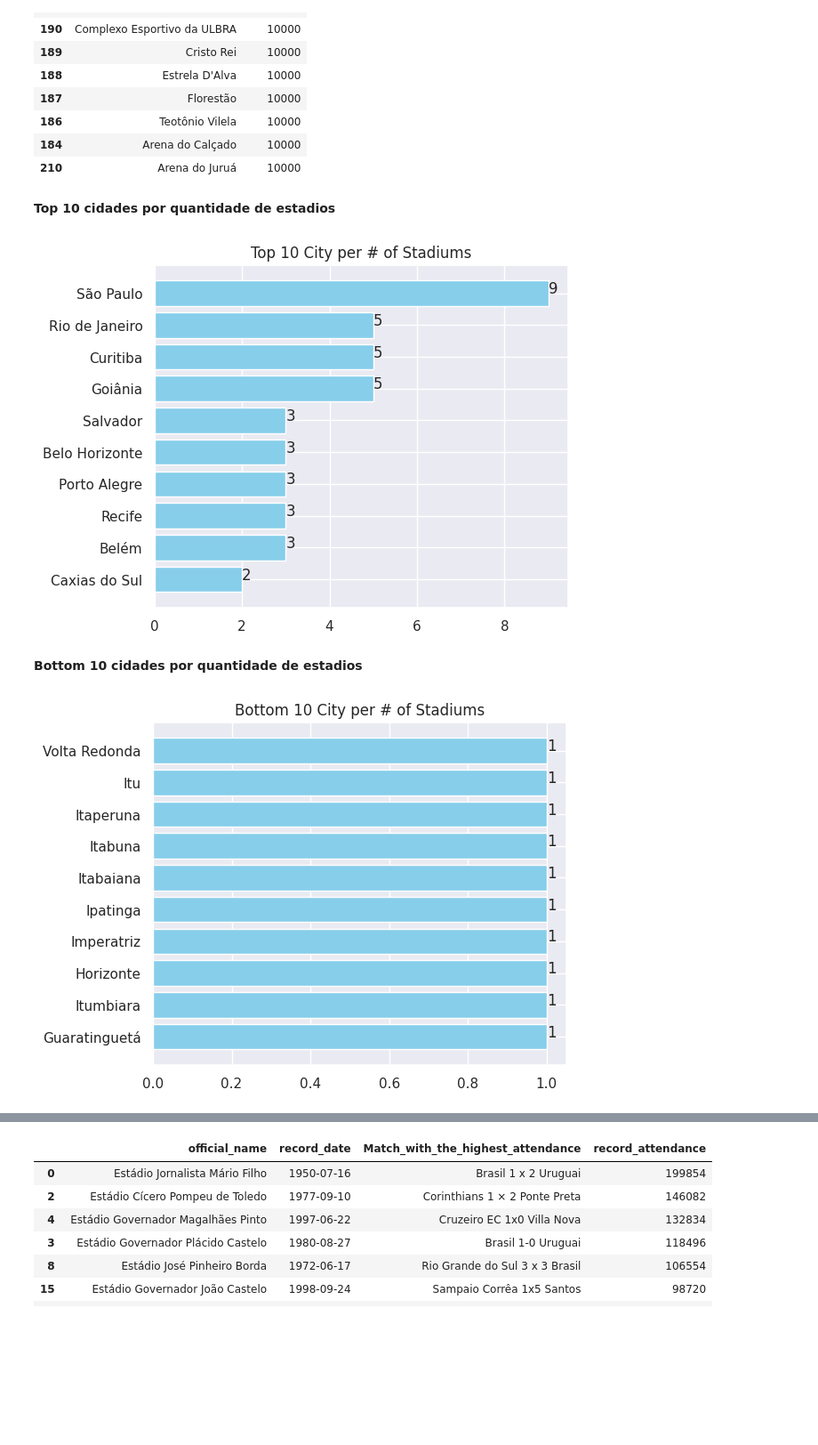
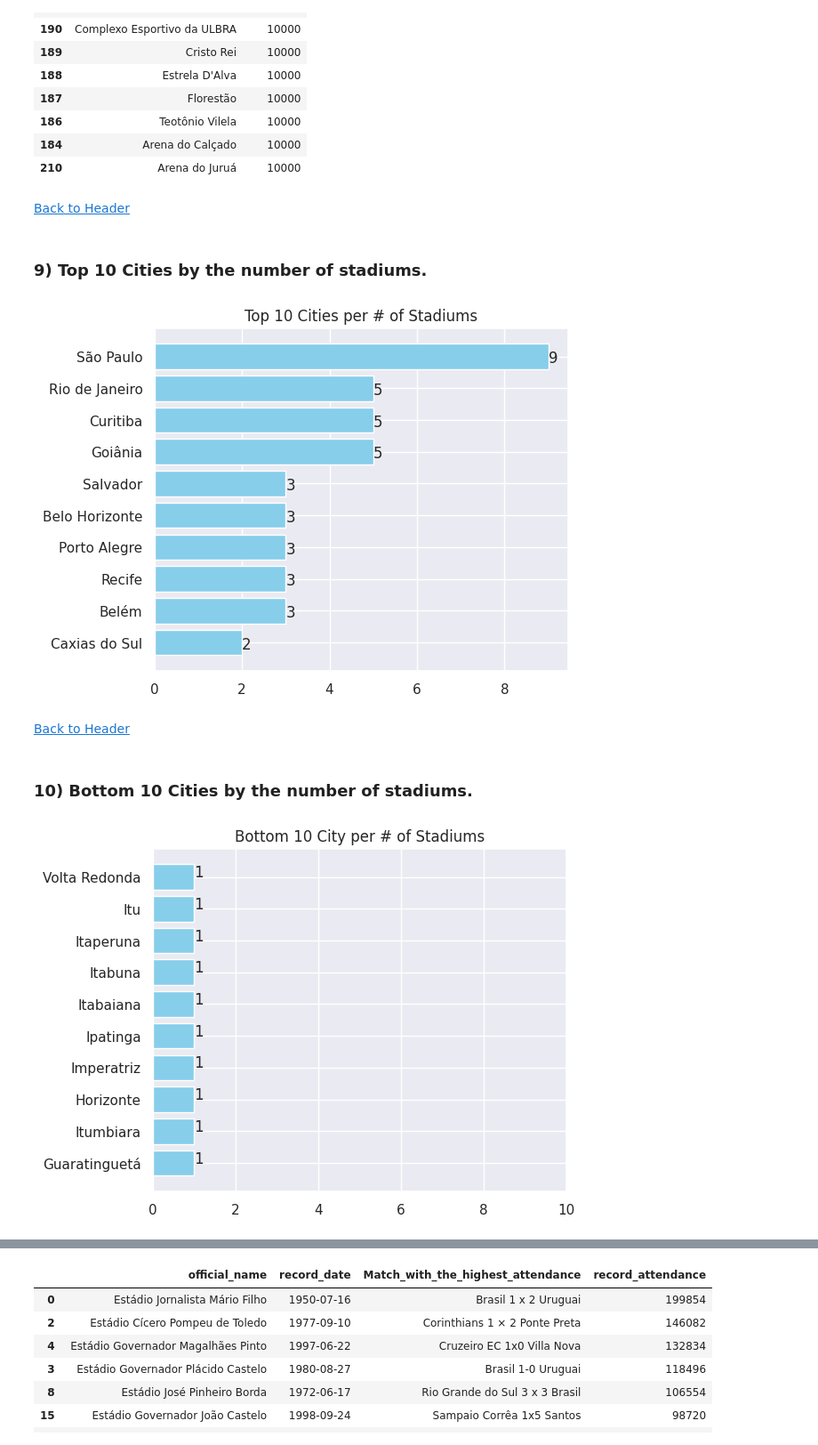
Before and after one commit to PatrickLeal/brazilian-football-stadiums-Data-Transform-Clean-Viz, a Jupyter notebook: brazilian-stadiums-analysis-viz.ipynb, the cells around one changed output, grey strips where cells are left out. Shown at 89% size. Saved outputs shown, nothing was run; the diff lists cells and outputs as text; code cells hidden in the pictures; blank space fills up the shorter version.

```diff
--- a/brazilian-stadiums-analysis-viz.ipynb
+++ b/brazilian-stadiums-analysis-viz.ipynb
@@ -190,46 +216,58 @@ stadiums[['Stadium_Name', 'Capacity']].sort_values(by='Capacity', ascending=Fals
 | 186 | Teotônio Vilela | 10000 |
 | 184 | Arena do Calçado | 10000 |
 | 210 | Arena do Juruá | 10000 |
-# %% [markdown]
-**Top 10 cidades por quantidade de estadios**
+# %% [markdown]
+[Back to Header](#headLink)
+# %% [markdown]
+### **<div id="Q9">9) Top 10 Cities by the number of stadiums.</div>**
 # %%
 count_stadiums_per_city = pd.DataFrame(stadiums.groupby('Locality')['Stadium_Name'].count())
 count_stadiums_per_city = count_stadiums_per_city.sort_values(by='Stadium_Name', ascending=False).reset_index()
 count_stadiums_per_city_top10 = count_stadiums_per_city[:10]
 count_stadiums_per_city_bottom10 = count_stadiums_per_city[-10:]
 # %%
+# ploting the data
 plt.subplots(figsize=(6, 5))
 count_stadiums_per_city_top10 = count_stadiums_per_city_top10.sort_values(by='Stadium_Name',
-                                                                          ascending=True)
+                                                                         ascending=True)
+# create a ist with labels
 labels = count_stadiums_per_city_top10['Locality']
 
 plt.barh(labels, count_stadiums_per_city_top10['Stadium_Name'],
          color='skyblue')
 
-plt.title('Top 10 City per # of Stadiums')
+plt.title('Top 10 Cities per # of Stadiums')
 
+# Placing the labels on the bars.
 for index, value in enumerate(count_stadiums_per_city_top10['Stadium_Name']):
-    plt.text(value, index, str(value), ha='left')
+    plt.text(value, index - 0.2, str(value), ha='left')
 
 plt.show()
 # %% [output]
-[figure, old version]
+[figure, new version]
-# %% [markdown]
-**Bottom 10 cidades por quantidade de estadios**
+# %% [markdown]
+[Back to Header](#headLink)
+# %% [markdown]
+### **<div id="Q10">10) Bottom 10 Cities by the number of stadiums.</div>**
 # %%
 plt.subplots(figsize=(6, 5))
 count_stadiums_per_city_bottom10 = count_stadiums_per_city_bottom10.sort_values(by='Stadium_Name',
                                                                           ascending=False)
+# create a ist with labels
 labels = count_stadiums_per_city_bottom10['Locality']
 
 plt.barh(labels, count_stadiums_per_city_bottom10['Stadium_Name'],
          color='skyblue')
 
 plt.title('Bottom 10 City per # of Stadiums')
 
+# Keeping the same scale on the x-axis as the previous chart.
+plt.xlim(0, 10)
+
+# Placing the labels on the bars.
 for index, value in enumerate(count_stadiums_per_city_bottom10['Stadium_Name']):
     plt.text(value, index, str(value), ha='left')
 
 plt.show()
 # %% [output]
-[figure, old version]
+[figure, new version]
```
Also changed, not shown: parts of 60 cells of this notebook.
